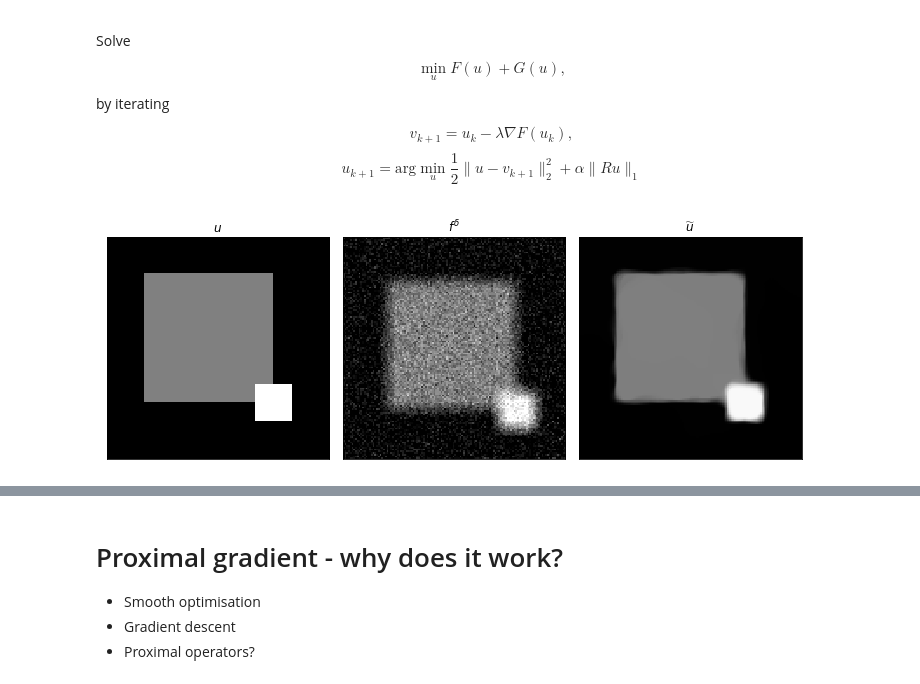
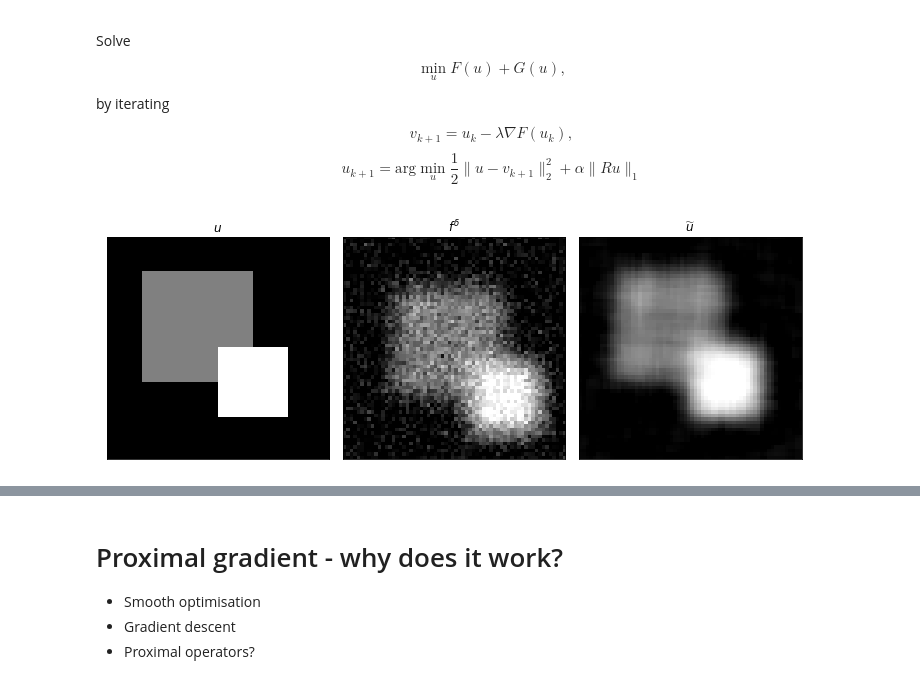
Before and after one commit to TristanvanLeeuwen/Summerschool, a Jupyter notebook: Optimisation.ipynb, the cells around one changed output, grey strips where cells are left out. Drawn from its saved outputs; the diff is of its cells as text; code cells hidden in the pictures.

```diff
--- a/Optimisation.ipynb
+++ b/Optimisation.ipynb
@@ -62,27 +116,27 @@ def TV_decon(f, psf, alpha, lmbda, maxit = 100, tol=1e-3):
     return u, np.array(hist)
 # %%
 # make image
-n = 128
+n = 64
 u = squares_image(n)
 
 # apply forward operator
 psf = np.ones((10, 10)) / 100
 f = K(u,psf)
 
 # add_noise
 delta = 1e-1
 f_delta = f + delta * np.random.randn(n,n)
 
 # reconstruct
-alpha = 1e-2
-lmbda = .1
-maxit = 200
+alpha = 1e-5
+lmbda = .01
+maxit = 500
 u_est, hist = TV_decon(f_delta, psf, alpha, lmbda, maxit)
 
 # plot
 plot_images([u, f_delta,u_est], [r'$u$', r'$f^\delta$',r'$\widetilde{u}$'])
 # %% [output]
-[figure, old version]
+[figure, new version]
 # %%
 plt.semilogy(hist)
 plt.xlabel('iteration')
```
Also changed, not shown: parts of 4 cells of this notebook, 6 other files.
